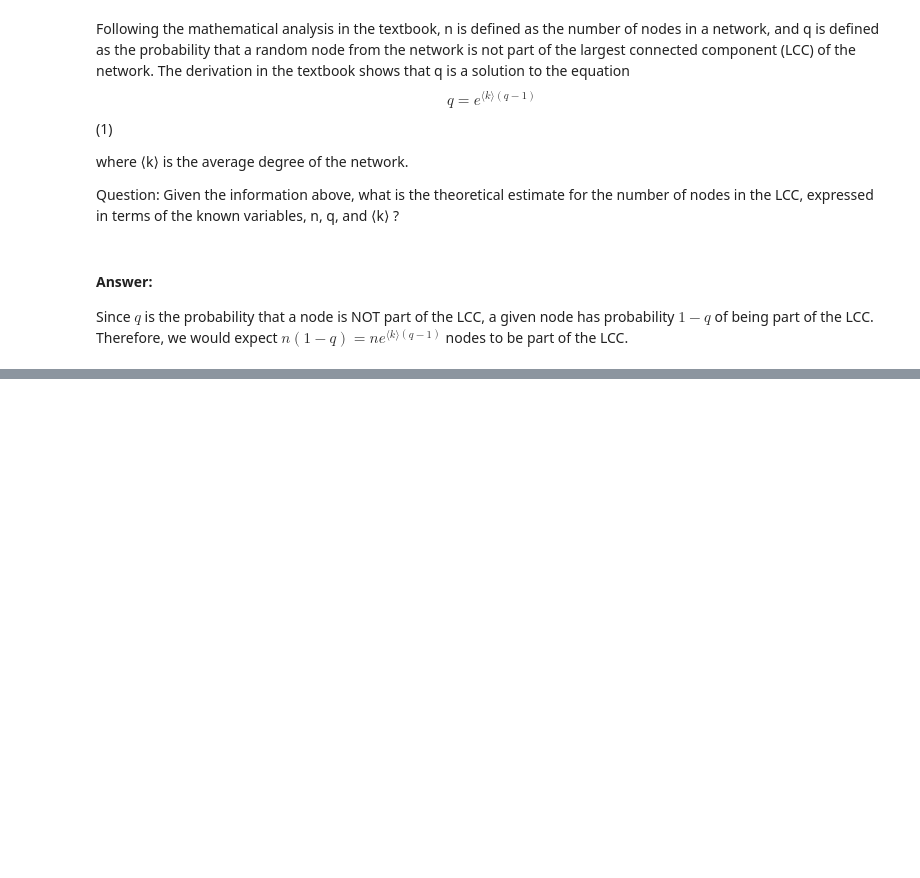
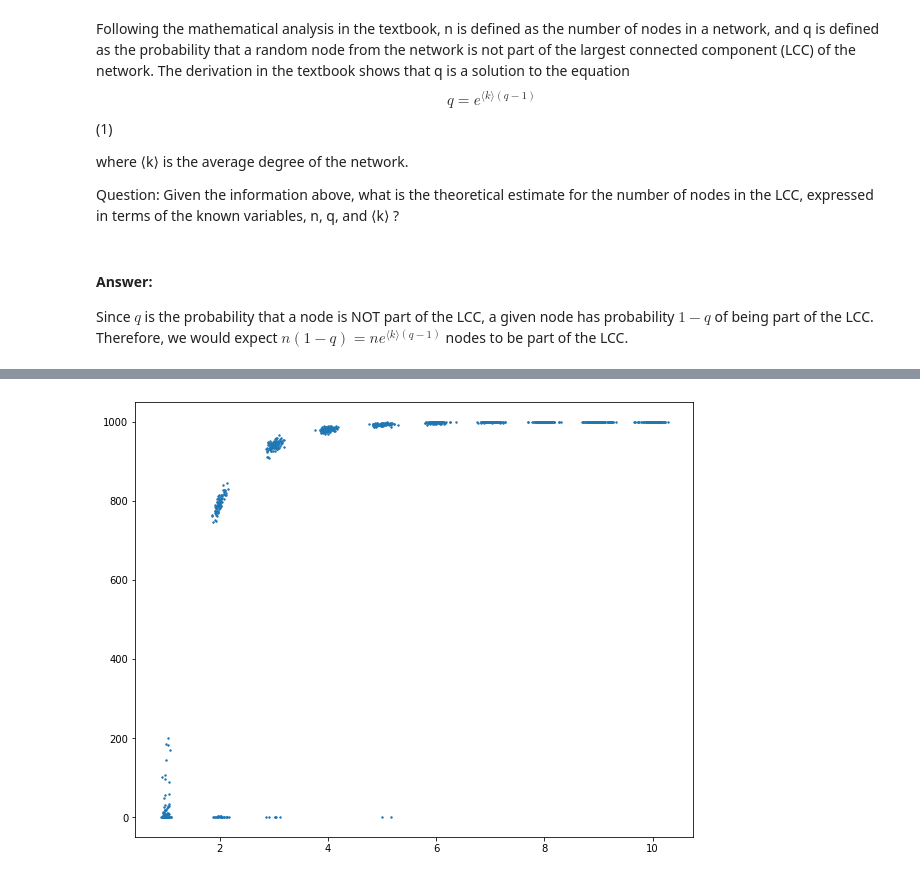
Before and after one commit to jccf12/cs166, a Jupyter notebook: jupyter_notebooks/8.1 Network Metrics and Percolation.ipynb, the cells around one changed output, grey strips where cells are left out. Saved outputs shown, nothing was run; the diff lists cells and outputs as text; code cells hidden in the pictures; blank space fills up the shorter version.

```diff
--- a/jupyter_notebooks/8.1 Network Metrics and Percolation.ipynb
+++ b/jupyter_notebooks/8.1 Network Metrics and Percolation.ipynb
@@ -52,0 +74,6 @@ We can see how how the LLC size increases in a hyperbolic kind of way, very rapi
+# %%
+plt.figure(figsize=(10,8))
+plt.scatter(experimental_k,experimental_lcc_size, s=2)
+plt.show()
+# %% [output]
+[figure, added]
```
Also changed, not shown: parts of 6 cells of this notebook, 1 other file.
